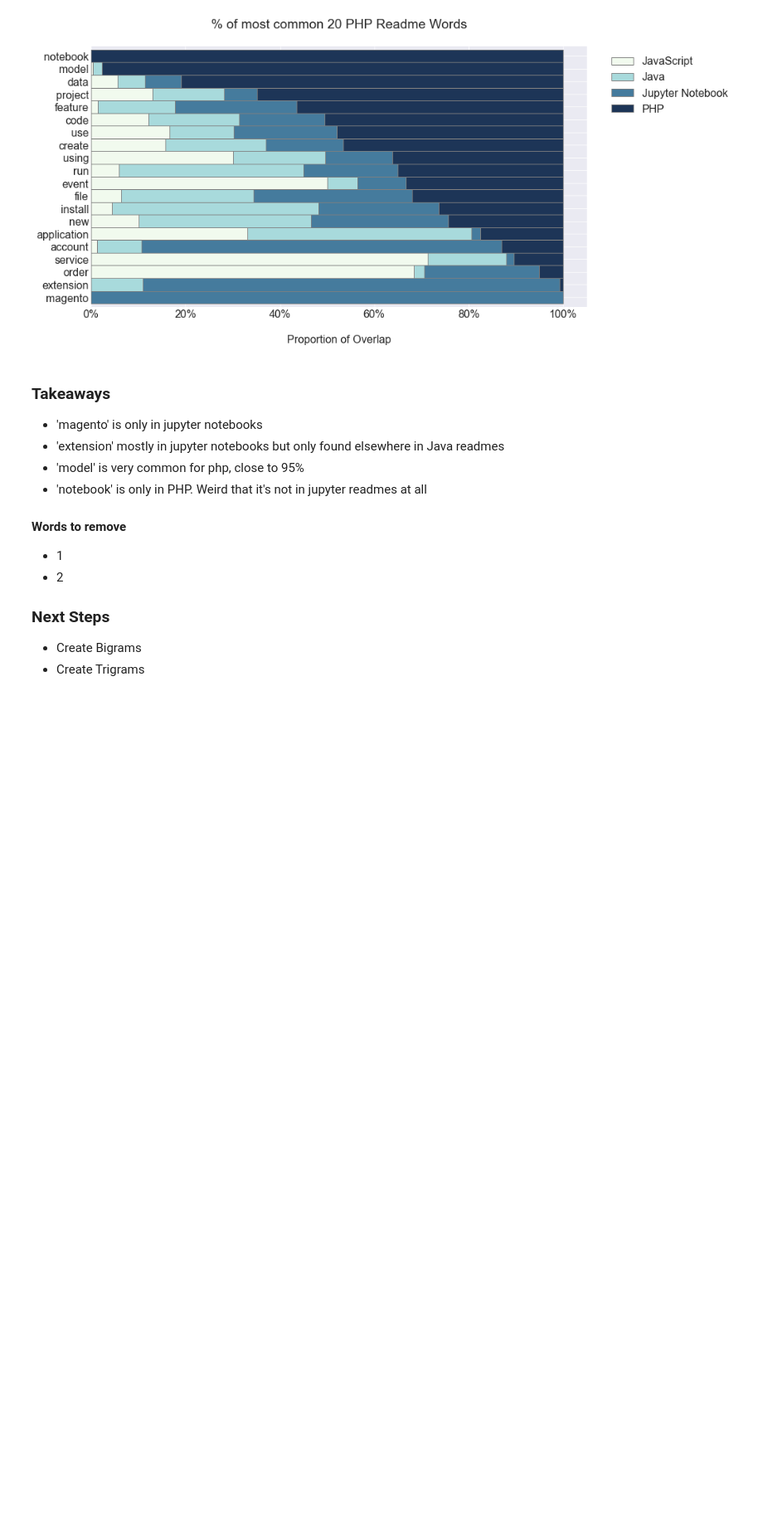
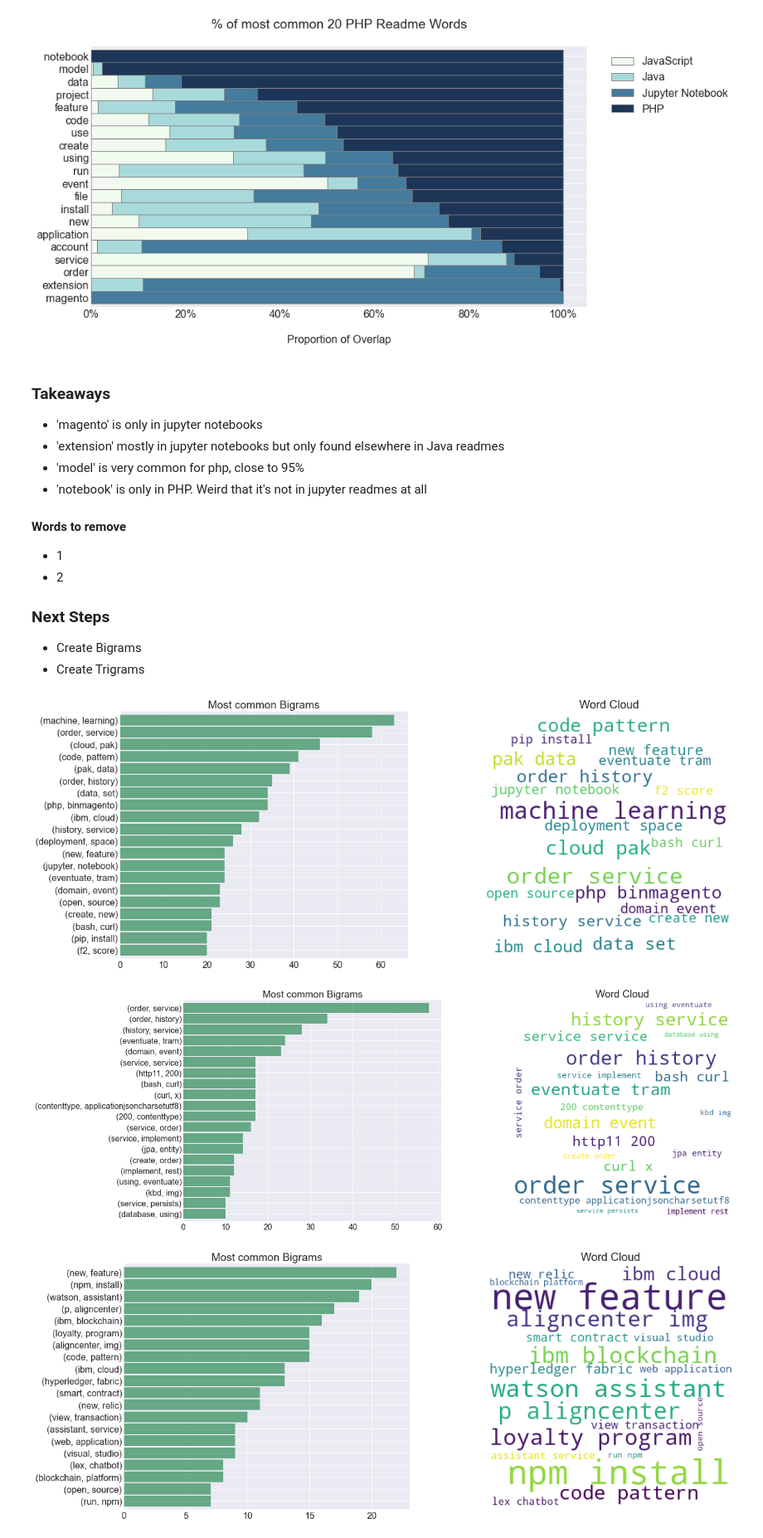
Before and after one commit to heather-desiree-carl-NLP-project/NLP-group-project, a Jupyter notebook: heathers_notebook.ipynb, the cells around one changed output. Shown at 83% size. Saved outputs shown, nothing was run; the diff lists cells and outputs as text; code cells hidden in the pictures; blank space fills up the shorter version.

```diff
--- a/heathers_notebook.ipynb
+++ b/heathers_notebook.ipynb
@@ -188,3 +184,29 @@ for language in languages:
 ### Next Steps
 - Create Bigrams
 - Create Trigrams
+# %%
+# create words lists
+words = ' '.join(df['lemmatized'])
+all_words = words.split()
+
+words = ' '.join(df[df.language == 'JavaScript']['lemmatized'])
+javascript_words = words.split()
+
+words = ' '.join(df[df.language == 'Java']['lemmatized'])
+java_words = words.split()
+
+words = ' '.join(df[df.language == 'PHP']['lemmatized'])
+php_words = words.split()
+
+words = ' '.join(df[df.language == 'Jupyter Notebook']['lemmatized'])
+jupyter_words = words.split()
+
+
+all_the_words_list = [all_words, java_words, javascript_words, php_words, jupyter_words]
+# %%
+for x in all_the_words_list:
+    ex.bigram_count_word_cloud(x)
+# %% [output]
+[figure, added]
+[figure, added]
+[figure, added]
```
Also changed, not shown: parts of 4 cells of this notebook.
